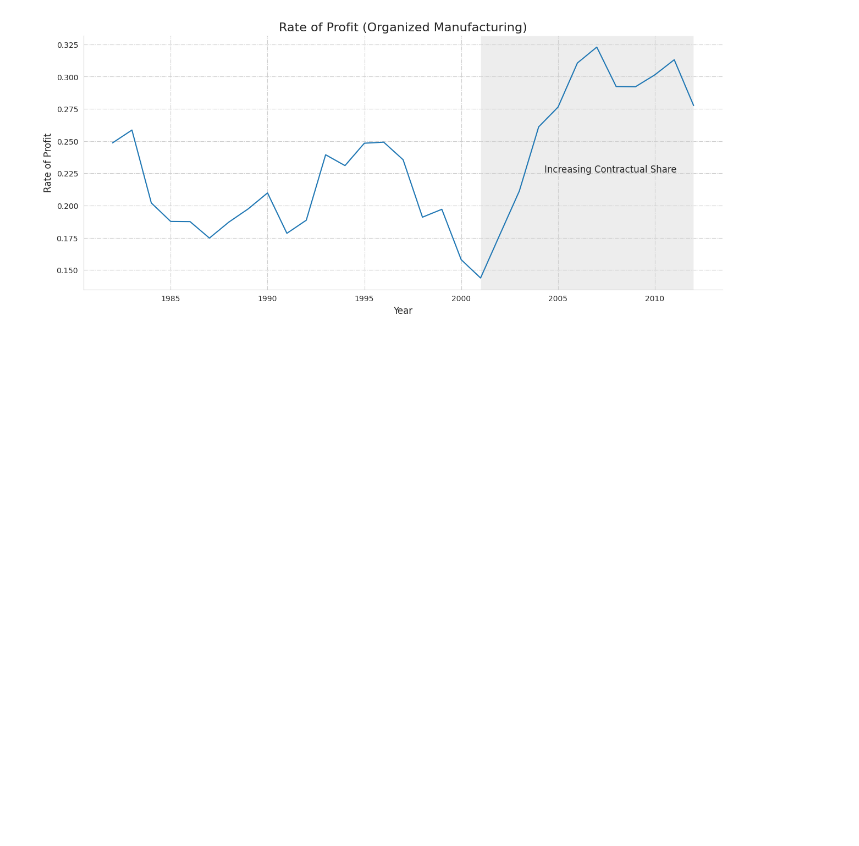
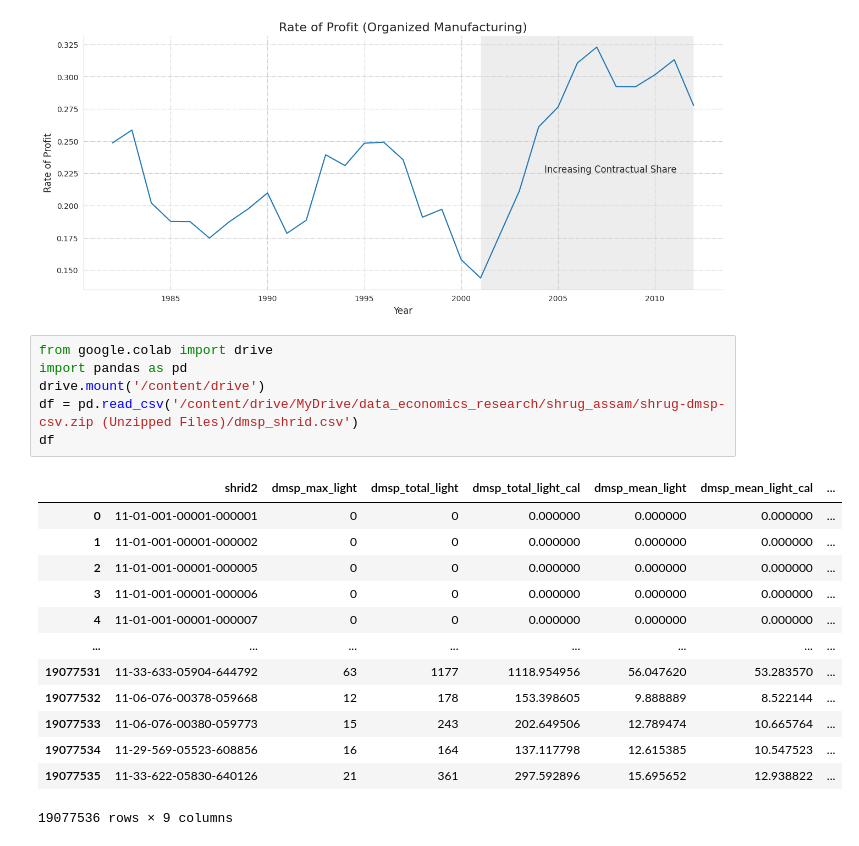
Before and after one commit to kabeerbora/cs_ls, a Jupyter notebook: rop_india_basu_das.ipynb, the cells around one changed output. Drawn from its saved outputs; the diff is of its cells as text; blank space fills up the shorter version.

```diff
--- a/rop_india_basu_das.ipynb
+++ b/rop_india_basu_das.ipynb
@@ -58,3 +58,23 @@ plt.grid(True, linestyle='dashdot', alpha=1)
 plt.show()
 # %% [output]
 [figure]
+# %%
+from google.colab import drive
+import pandas as pd
+drive.mount('/content/drive')
+df = pd.read_csv('/content/drive/MyDrive/data_economics_research/shrug_assam/shrug-dmsp-csv.zip (Unzipped Files)/dmsp_shrid.csv')
+df
+# %% [output]
+|  | shrid2 | dmsp_max_light | dmsp_total_light | dmsp_total_light_cal | dmsp_mean_light | dmsp_mean_light_cal | ... |
+| 0 | 11-01-001-00001-000001 | 0 | 0 | 0.000000 | 0.000000 | 0.000000 | ... |
+| 1 | 11-01-001-00001-000002 | 0 | 0 | 0.000000 | 0.000000 | 0.000000 | ... |
+| 2 | 11-01-001-00001-000005 | 0 | 0 | 0.000000 | 0.000000 | 0.000000 | ... |
+| 3 | 11-01-001-00001-000006 | 0 | 0 | 0.000000 | 0.000000 | 0.000000 | ... |
+| 4 | 11-01-001-00001-000007 | 0 | 0 | 0.000000 | 0.000000 | 0.000000 | ... |
+| ... | ... | ... | ... | ... | ... | ... | ... |
+| 19077531 | 11-33-633-05904-644792 | 63 | 1177 | 1118.954956 | 56.047620 | 53.283570 | ... |
+| 19077532 | 11-06-076-00378-059668 | 12 | 178 | 153.398605 | 9.888889 | 8.522144 | ... |
+| 19077533 | 11-06-076-00380-059773 | 15 | 243 | 202.649506 | 12.789474 | 10.665764 | ... |
+| 19077534 | 11-29-569-05523-608856 | 16 | 164 | 137.117798 | 12.615385 | 10.547523 | ... |
+| 19077535 | 11-33-622-05830-640126 | 21 | 361 | 297.592896 | 15.695652 | 12.938822 | ... |
+19077536 rows × 9 columns
```
Also changed, not shown: parts of 1 cell of this notebook.
